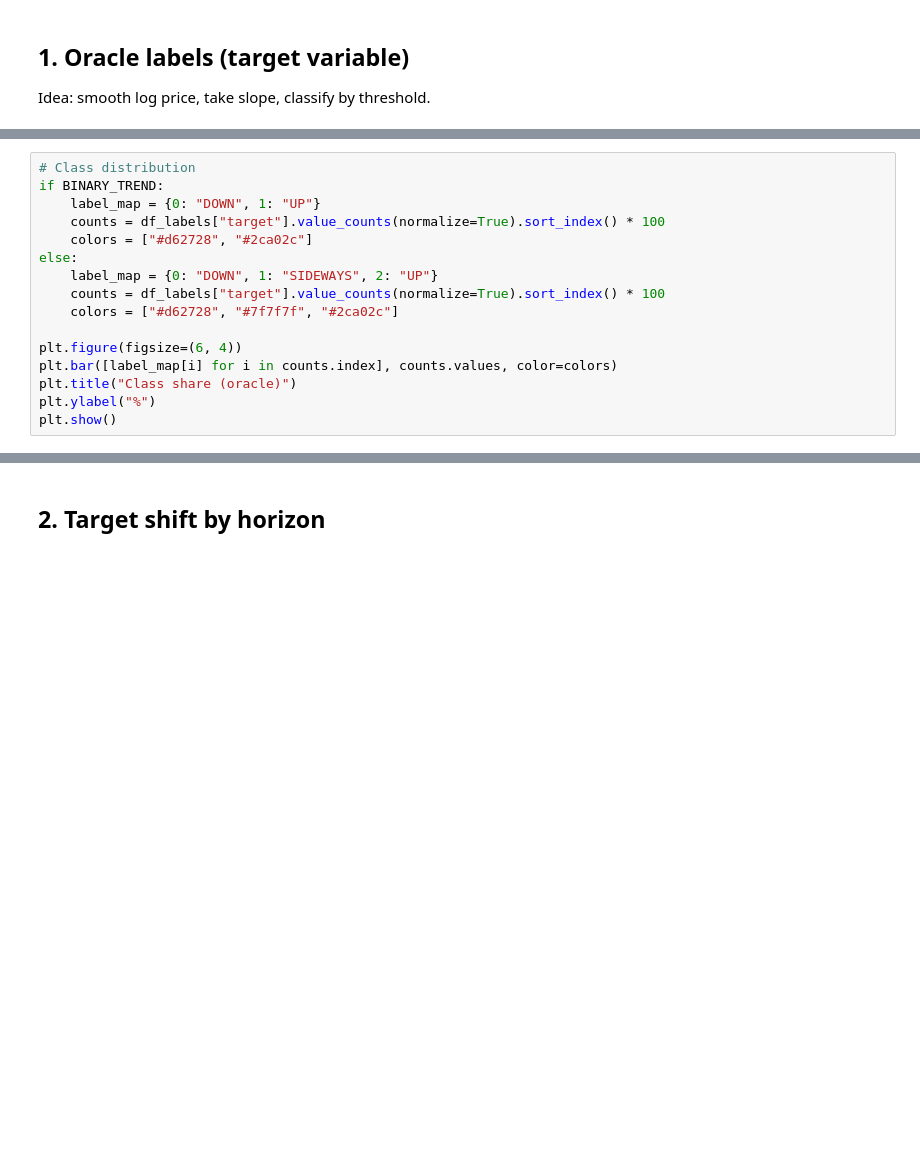
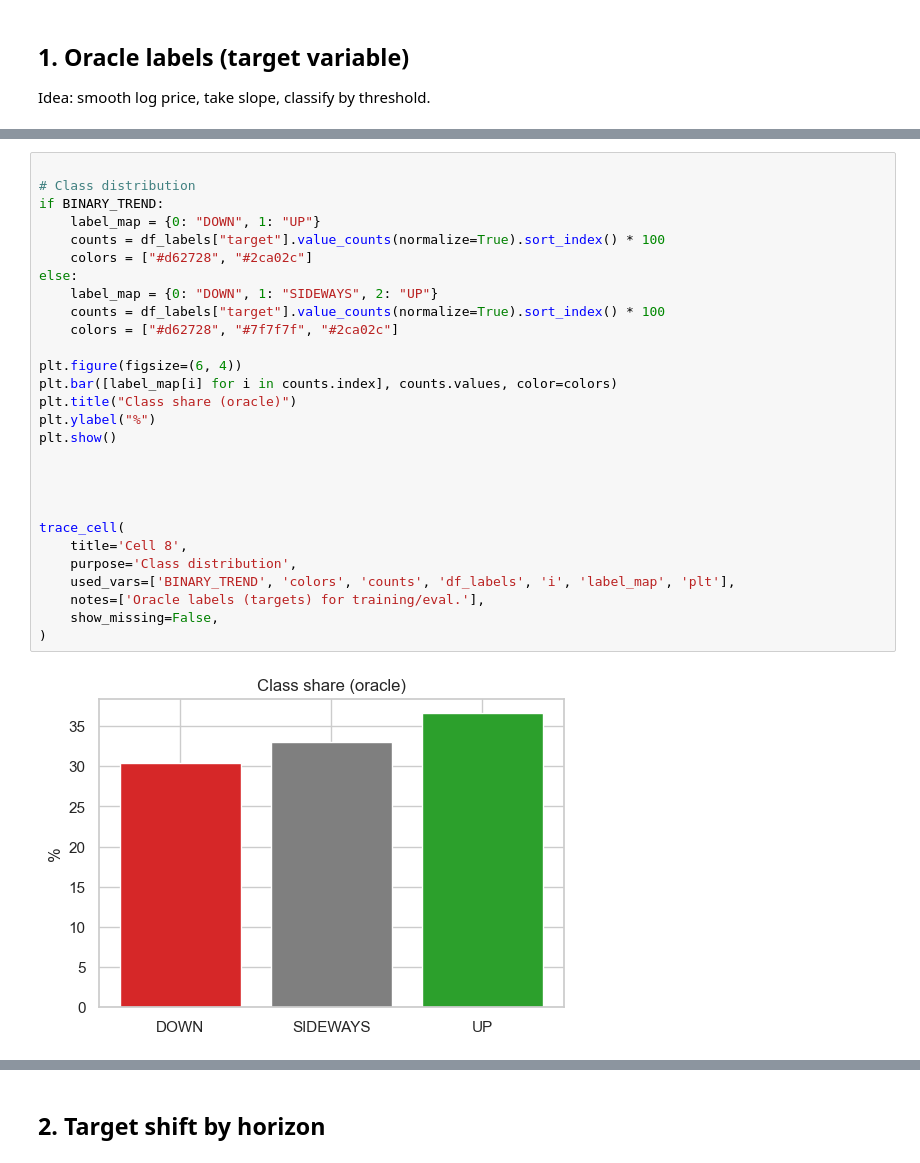
Before and after one commit to ramires666/astracle, a Jupyter notebook: notebooks/astro_xgboost_training.ipynb, the cells around one changed output, grey strips where cells are left out. Cells and saved outputs as stored; diff of their text form; blank space fills up the shorter version.

```diff
--- a/notebooks/astro_xgboost_training.ipynb
+++ b/notebooks/astro_xgboost_training.ipynb
@@ -278,16 +546,30 @@ print(df_labels[cols].head())
 # %%
+
 # Class distribution
 if BINARY_TREND:
     label_map = {0: "DOWN", 1: "UP"}
     counts = df_labels["target"].value_counts(normalize=True).sort_index() * 100
     colors = ["#d62728", "#2ca02c"]
 else:
     label_map = {0: "DOWN", 1: "SIDEWAYS", 2: "UP"}
     counts = df_labels["target"].value_counts(normalize=True).sort_index() * 100
     colors = ["#d62728", "#7f7f7f", "#2ca02c"]
 
 plt.figure(figsize=(6, 4))
 plt.bar([label_map[i] for i in counts.index], counts.values, color=colors)
 plt.title("Class share (oracle)")
 plt.ylabel("%")
 plt.show()
+
+
+
+
+trace_cell(
+    title='Cell 8',
+    purpose='Class distribution',
+    used_vars=['BINARY_TREND', 'colors', 'counts', 'df_labels', 'i', 'label_map', 'plt'],
+    notes=['Oracle labels (targets) for training/eval.'],
+    show_missing=False,
+)
+# %% [output]
+[figure, added]
```
Also changed, not shown: parts of 22 cells of this notebook, 51 other files.
